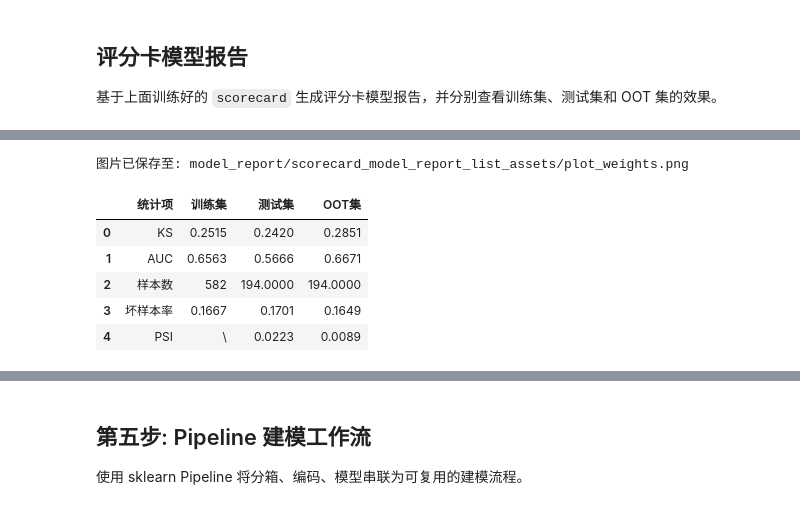
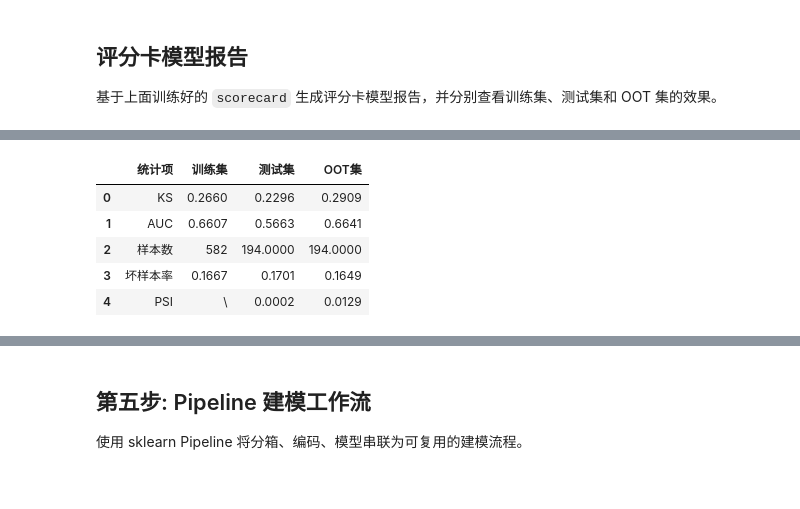
Before and after one commit to hengshu-credit/hscredit, a Jupyter notebook: examples/12_complete_workflow.ipynb, the cells around one changed output, grey strips where cells are left out. Cells and saved outputs as stored; diff of their text form; code cells hidden in the pictures.

```diff
--- a/examples/12_complete_workflow.ipynb
+++ b/examples/12_complete_workflow.ipynb
@@ -514,32 +490,31 @@ display(scorecard_report_dict.get_metrics())
 # %%
 # =============================================================================
-# 方式三: datasets list 风格 — DataFrame 包含 target 列，y=None
+# auto_model_report 方式三: datasets list 风格 — 传入 [(X, y), (X, y), ...] 列表
+# 列表顺序对应数据集 0, 1, 2... 简洁高效
 # =============================================================================
 
 scorecard_report_list = auto_model_report(
     scorecard,
     datasets=[
-        (df_train, None),
-        (df_test, None),
-        (df_oot, None),
+        (X_train[selected_features], y_train),
+        (X_test[selected_features],  y_test),
+        (X_oot[selected_features],   y_oot),
     ],
-    target='target',
     excel_path=str(OUTPUT_DIR / "scorecard_model_report_list.xlsx"),
     verbose=False,
     n_bins=8,
     bin_method="quantile",
     model_name="ScoreCard评分卡模型 (list)",
 )
 
 display(scorecard_report_list.get_metrics())
 # %% [output]
-图片已保存至: model_report/scorecard_model_report_list_assets/plot_weights.png
 |  | 统计项 | 训练集 | 测试集 | OOT集 |
-| 0 | KS | 0.2515 | 0.2420 | 0.2851 |
-| 1 | AUC | 0.6563 | 0.5666 | 0.6671 |
+| 0 | KS | 0.2660 | 0.2296 | 0.2909 |
+| 1 | AUC | 0.6607 | 0.5663 | 0.6641 |
 | 2 | 样本数 | 582 | 194.0000 | 194.0000 |
 | 3 | 坏样本率 | 0.1667 | 0.1701 | 0.1649 |
-| 4 | PSI | \ | 0.0223 | 0.0089 |
+| 4 | PSI | \ | 0.0002 | 0.0129 |
 # %%
 # 查看核心指标
 display(scorecard_report.get_metrics())
```
Also changed, not shown: parts of 19 cells of this notebook, 5 other files.
